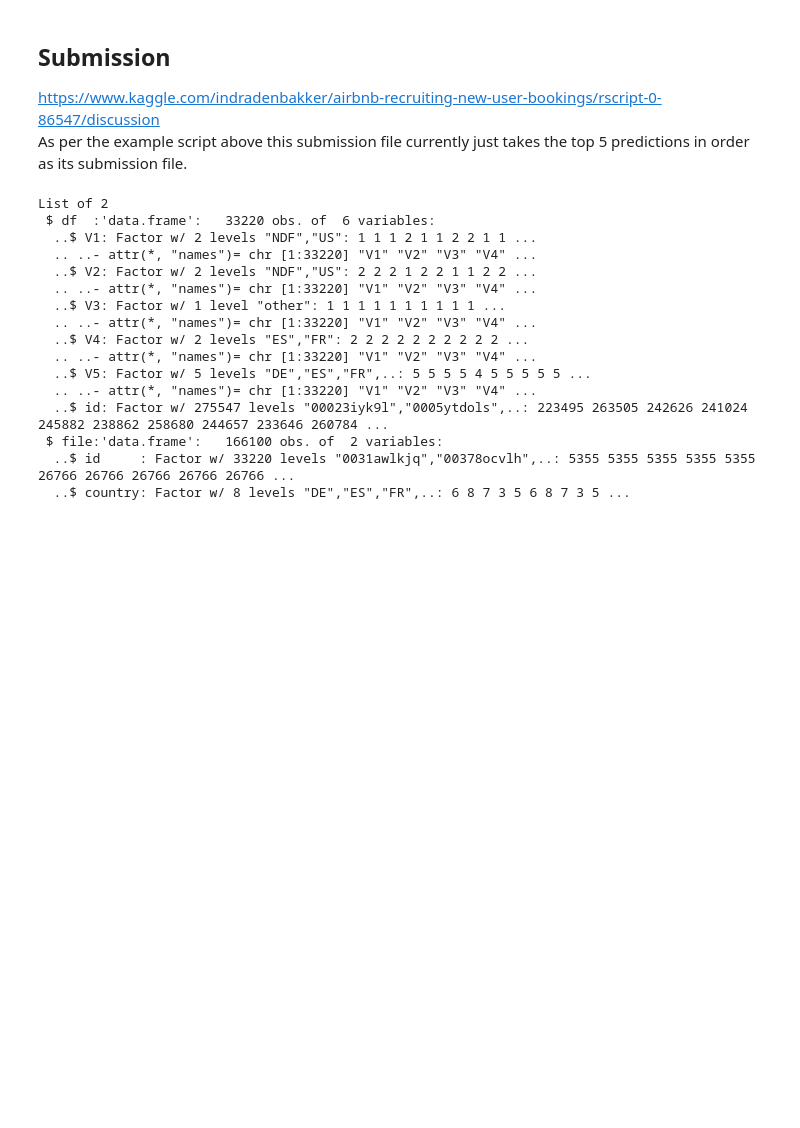
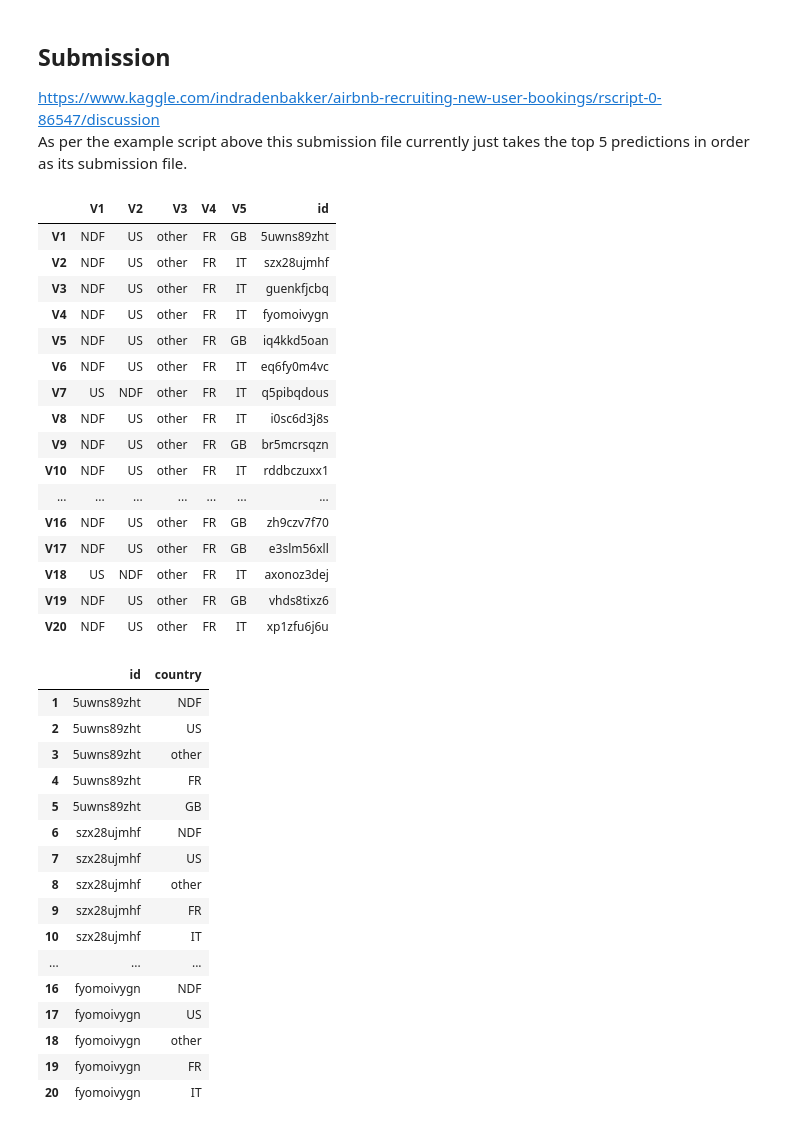
Before and after one commit to miballe/airbnb, a Jupyter notebook: Code/XGBoost2.ipynb, the cells around one changed output. Cells and saved outputs as stored; diff of their text form; code cells hidden in the pictures; blank space fills up the shorter version.

```diff
--- a/Code/XGBoost2.ipynb
+++ b/Code/XGBoost2.ipynb
@@ -193,28 +179,46 @@ https://www.kaggle.com/indradenbakker/airbnb-recruiting-new-user-bookings/rscrip
 As per the example script above this submission file currently just takes the top 5 predictions in order as its submission file.
 # %%
 # Generate predictions on competition test set.
-#pred <- predict(xgb_train_1, sparse_test)
 # compare prediction to results
 source("Generate_submission.R")
-sparse_test <- sparse_dat[dat_raw$set == "test_external",]
-id <- dat_raw[dat_raw$set == "test_external", "id"]
-final <- submission(xgb_train_1$finalModel, sparse_test, id, "xgb_1")
+sparse_test <- sparse_dat[dat_raw$dataset == "test_external",]
+id <- dat_raw[dat_raw$dataset == "test_external", "id"]
+final <- submission(model, sparse_test, id, NAME)
+
+head(final$df,20)
+head(final$file,20)
+# %% [output]
+|  | V1 | V2 | V3 | V4 | V5 | id |
+| V1 | NDF | US | other | FR | GB | 5uwns89zht |
+| V2 | NDF | US | other | FR | IT | szx28ujmhf |
+| V3 | NDF | US | other | FR | IT | guenkfjcbq |
+| V4 | NDF | US | other | FR | IT | fyomoivygn |
+| V5 | NDF | US | other | FR | GB | iq4kkd5oan |
+| V6 | NDF | US | other | FR | IT | eq6fy0m4vc |
+| V7 | US | NDF | other | FR | IT | q5pibqdous |
+| V8 | NDF | US | other | FR | IT | i0sc6d3j8s |
+| V9 | NDF | US | other | FR | GB | br5mcrsqzn |
+| V10 | NDF | US | other | FR | IT | rddbczuxx1 |
+| ... | ... | ... | ... | ... | ... | ... |
+| V16 | NDF | US | other | FR | GB | zh9czv7f70 |
+| V17 | NDF | US | other | FR | GB | e3slm56xll |
+| V18 | US | NDF | other | FR | IT | axonoz3dej |
+| V19 | NDF | US | other | FR | GB | vhds8tixz6 |
+| V20 | NDF | US | other | FR | IT | xp1zfu6j6u |
+|  | id | country |
+| 1 | 5uwns89zht | NDF |
+| 2 | 5uwns89zht | US |
+| 3 | 5uwns89zht | other |
+| 4 | 5uwns89zht | FR |
+| 5 | 5uwns89zht | GB |
+| 6 | szx28ujmhf | NDF |
+| 7 | szx28ujmhf | US |
+| 8 | szx28ujmhf | other |
+| 9 | szx28ujmhf | FR |
+| 10 | szx28ujmhf | IT |
+| ... | ... | ... |
+| 16 | fyomoivygn | NDF |
+| 17 | fyomoivygn | US |
+| 18 | fyomoivygn | other |
+| 19 | fyomoivygn | FR |
+| 20 | fyomoivygn | IT |
-# %%
-str(final)
-# %% [output]
-List of 2
- $ df  :'data.frame':   33220 obs. of  6 variables:
-  ..$ V1: Factor w/ 2 levels "NDF","US": 1 1 1 2 1 1 2 2 1 1 ...
-  .. ..- attr(*, "names")= chr [1:33220] "V1" "V2" "V3" "V4" ...
-  ..$ V2: Factor w/ 2 levels "NDF","US": 2 2 2 1 2 2 1 1 2 2 ...
-  .. ..- attr(*, "names")= chr [1:33220] "V1" "V2" "V3" "V4" ...
-  ..$ V3: Factor w/ 1 level "other": 1 1 1 1 1 1 1 1 1 1 ...
-  .. ..- attr(*, "names")= chr [1:33220] "V1" "V2" "V3" "V4" ...
-  ..$ V4: Factor w/ 2 levels "ES","FR": 2 2 2 2 2 2 2 2 2 2 ...
-  .. ..- attr(*, "names")= chr [1:33220] "V1" "V2" "V3" "V4" ...
-  ..$ V5: Factor w/ 5 levels "DE","ES","FR",..: 5 5 5 5 4 5 5 5 5 5 ...
-  .. ..- attr(*, "names")= chr [1:33220] "V1" "V2" "V3" "V4" ...
-  ..$ id: Factor w/ 275547 levels "00023iyk9l","0005ytdols",..: 223495 263505 242626 241024 245882 238862 258680 244657 233646 260784 ...
- $ file:'data.frame':   166100 obs. of  2 variables:
-  ..$ id     : Factor w/ 33220 levels "0031awlkjq","00378ocvlh",..: 5355 5355 5355 5355 5355 26766 26766 26766 26766 26766 ...
-  ..$ country: Factor w/ 8 levels "DE","ES","FR",..: 6 8 7 3 5 6 8 7 3 5 ...
```
Also changed, not shown: parts of 9 cells of this notebook, 22 other files.
